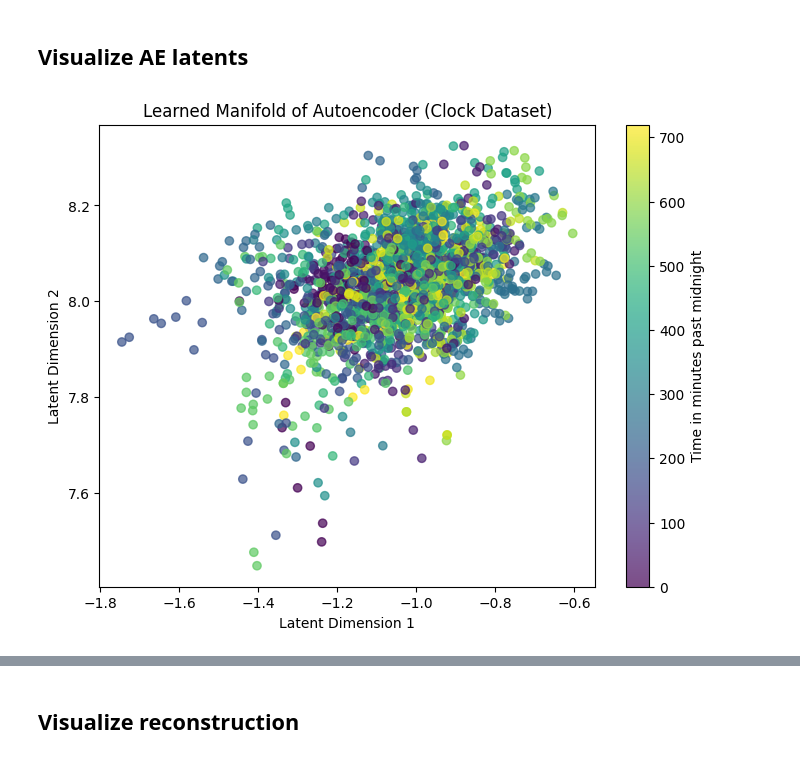
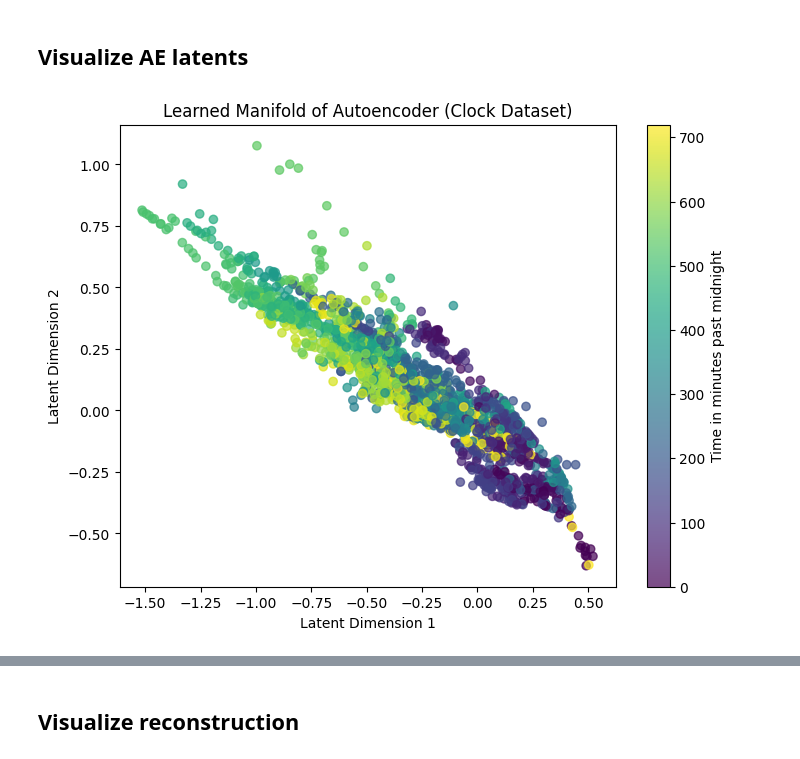
Before and after one commit to uzairname/manifold-learning, a Jupyter notebook: main.ipynb, the cells around one changed output, grey strips where cells are left out. Cells and saved outputs as stored; diff of their text form; code cells hidden in the pictures.

```diff
--- a/main.ipynb
+++ b/main.ipynb
@@ -119,0 +204,22 @@ Cached: 0 bytes
+# %%
+# visualize 4 images, with the true image on the left and the decoder's predictions on the right
+fig, axs = plt.subplots(4, 2, figsize=(5, 10))
+fig.suptitle("True Images vs Decoder Predictions")
+fig.tight_layout()
+batch, labels2d, _ = next(data_iter)
+for i in range(4):
+  label = labels2d[i].numpy()
+  hour = label[0] * 12
+  minute = label[1] * 60
+
+  predicted_img = model(labels2d[i].unsqueeze(0).to(device)).detach().cpu()
+
+  axs[i, 0].imshow(batch[i].squeeze(), cmap='gray')
+  axs[i, 0].set_title(f"True: {hour:.0f}h{minute:.0f}m")
+  axs[i, 0].axis('off')
+
+  axs[i, 1].imshow(predicted_img.squeeze(), cmap='gray')
+  axs[i, 1].set_title("Decoder output")
+  axs[i, 1].axis('off')
+
+plt.show()
@@ -164,22 +236,12 @@ from tqdm import tqdm
 
 torch.cuda.empty_cache()
 
-data_config = ClockConfig(
-    minute_hand_len=1,
-    minute_hand_start=0.5,
-    miute_hand_thickness=0.1,
-    hour_hand_len=0.5,
-    hour_hand_start=0,
-    hour_hand_thickness=0.1
-)
-
 model, dataloader = load_model_and_dataset(
     img_size=64,
-    batch_size=8,
     data_config=data_config,
-    out_dim=OUT_DIM,
-    tag='ConvInrAutoencoder',
-    postfix='-d20',
+    latent_dim=LATENT_DIM,
+    tag='ResnetAutoencoder',
+    postfix='-d22',
 )
 
 # Extract latent representations
@@ -193,34 +255,34 @@ for batch, label2d, label1d in tqdm(dataloader):
         _, latent = model.forward(batch)
     latents.append(latent.cpu().numpy())
     labels.append(label1d.numpy())
     labels2d.append(label2d.numpy())
 
 latents = np.concatenate(latents, axis=0)
 labels = np.concatenate(labels, axis=0) * (12 * 60)  # Denormalize to minutes past midnight
 labels2d = np.concatenate(labels2d, axis=0)  # Denormalize to minutes past midnight
 
-if (OUT_DIM <= 2):
+if (LATENT_DIM <= 2):
   # Plot latent space
   plt.figure(figsize=(8, 6))
-  scatter = plt.scatter(latents[:, 0], labels if OUT_DIM==1 else latents[:,1], c=labels, cmap="viridis", alpha=0.7)
+  scatter = plt.scatter(latents[:, 0], labels if LATENT_DIM==1 else latents[:,1], c=labels, cmap="viridis", alpha=0.7)
   plt.colorbar(scatter, label="Time in minutes past midnight")
   plt.xlabel("Latent Dimension 1")
-  plt.ylabel("Time in minutes past midnight" if OUT_DIM==1 else "Latent Dimension 2")
+  plt.ylabel("Time in minutes past midnight" if LATENT_DIM==1 else "Latent Dimension 2")
   plt.title("Learned Manifold of Autoencoder (Clock Dataset)")
   plt.show()
 else:
   # PCA for dimensionality reduction
   pca = PCA(n_components=2)
   latents_2d = pca.fit_transform(latents)
 
   # Plot PCA-reduced latent space
   plt.figure(figsize=(8, 6))
   scatter = plt.scatter(latents_2d[:, 0], latents_2d[:, 1], c=labels, cmap="viridis", alpha=0.7)
   plt.colorbar(scatter, label="Time in minutes past midnight")
   plt.xlabel("PCA Component 1")
   plt.ylabel("PCA Component 2")
 
   plt.title("Learned Manifold of Autoencoder (Clock Dataset)")
   plt.show()
 # %% [output]
-[figure, old version]
+[figure, new version]
```
Also changed, not shown: parts of 21 cells of this notebook, 18 other files.
